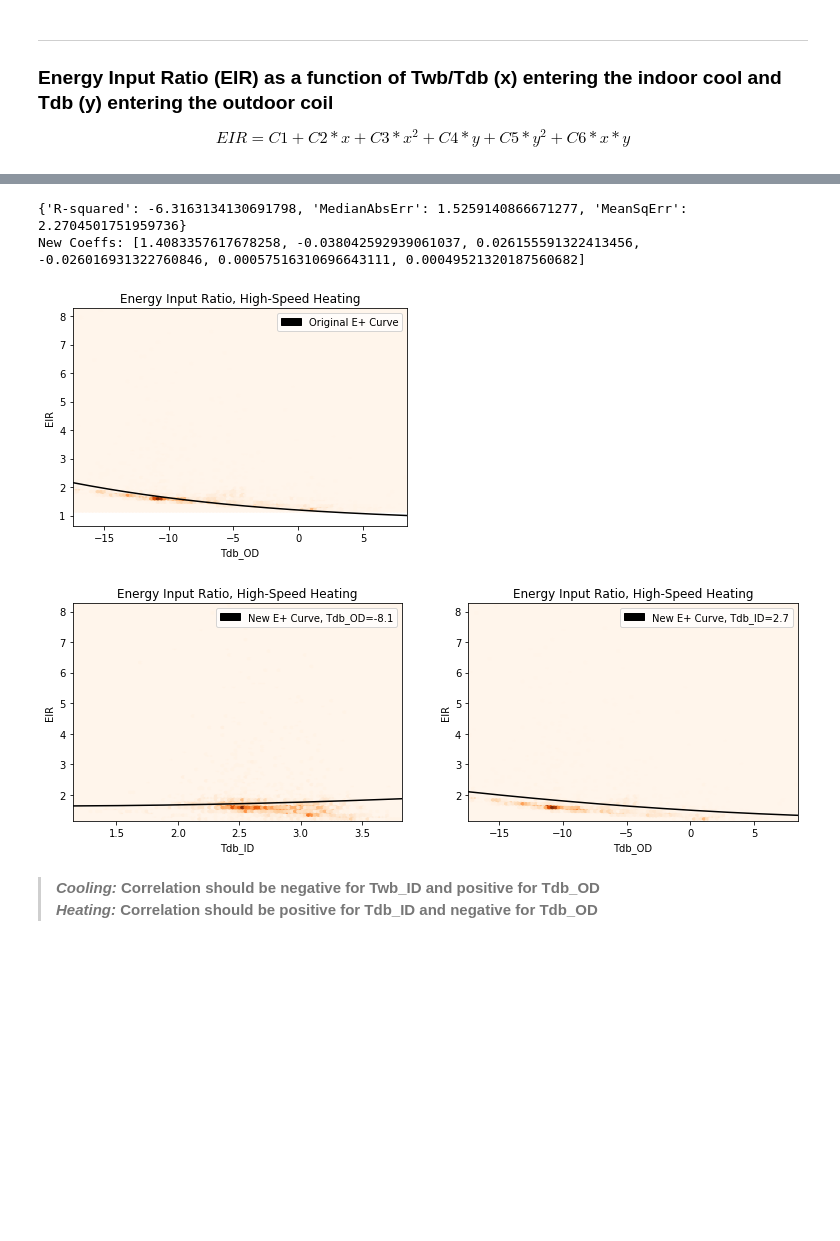
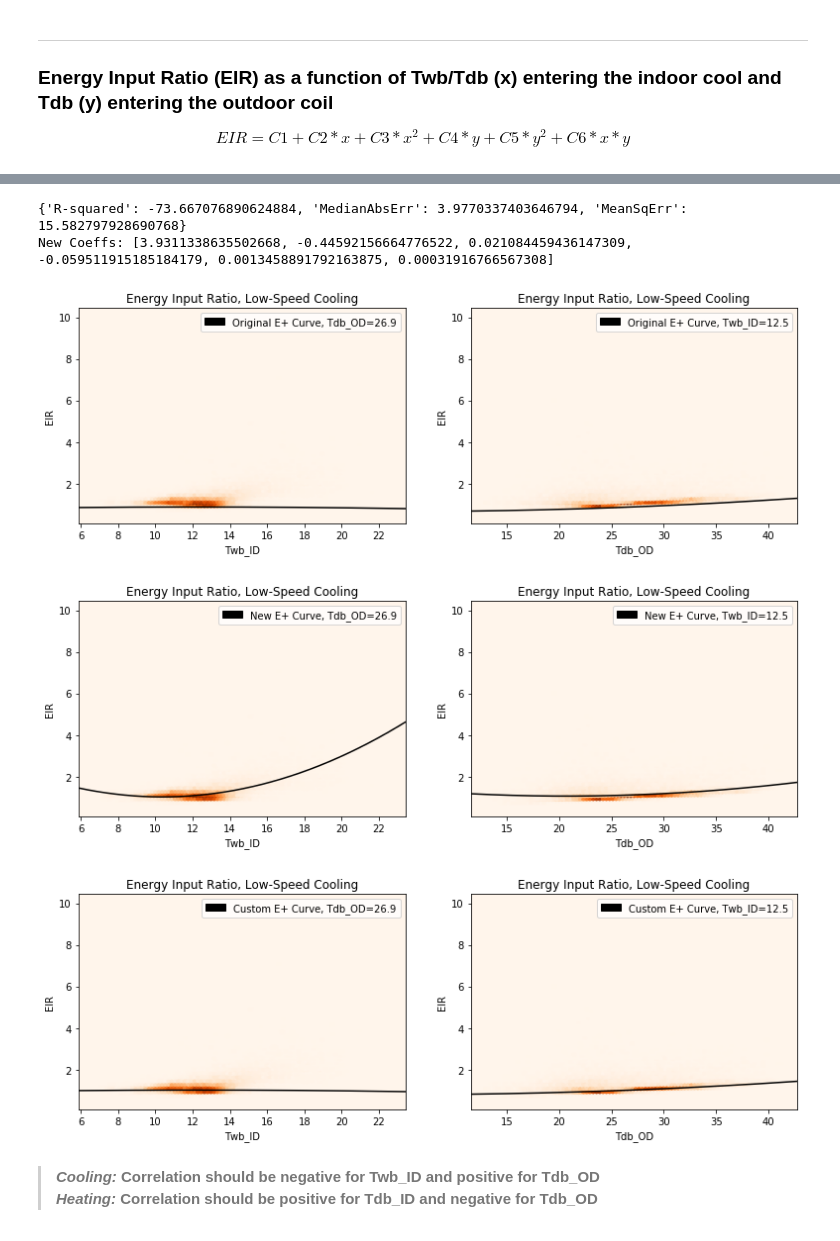
Before and after one commit to Matthew-Boyd/HVAC_AAON, a Jupyter notebook: HVAC.ipynb, the cells around one changed output, grey strips where cells are left out. Saved outputs shown, nothing was run; the diff lists cells and outputs as text; code cells hidden in the pictures; blank space fills up the shorter version.

Commit message:
Create custom coefficients for low-speed cooling

```diff
--- a/HVAC.ipynb
+++ b/HVAC.ipynb
@@ -602,6 +605,15 @@ def plot_biquad(df, xname, yname, zname, coeffs, color, title_, legend_):
     axes[1].legend(handles=[black_patch])
 # %%
 # Plot the normalized Cap. vs Twb and Tdb values and overlay the original performance curve modeled values
+
+# Custom Filter and Coefficients
+if (state == 'Cooling') and (spd_str == 'Low-Speed'):
+    filter_ = (df_norm_ss.Twb_ID < 50) & (df_norm_ss.Tdb_OD > 10)
+    df_norm_ss = df_norm_ss[filter_]
+    # function form: z = C1 + C2*x + C3*x^2 + C4*y + C5*y^2 + C6*x*y
+    older__coeffs = (0.942587793, 0.009543347, 0.00068377, -0.011042676, 0.000005249, -0.00000972)
+    custom_coeffs = (0.870000000, 0.009500000, 0.00068000, -0.007500000, 0.000005300, -0.00000970)
+
 
 # Original coeffs for Cap = Cap(Twb_ID, Tdb_OD)
 orig_coeffs = {'Cooling': {'Low-Speed': (0.942587793, 0.009543347, 0.00068377, -0.011042676, 0.000005249,
@@ -631,4 +643,9 @@ print(stats); print('New Coeffs: {0}'.format(new_coeffs))
 # Evaluate curves using NEW coeffs and plot
 plot_biquad(df_norm_ss, xname=xname_, yname='Tdb_OD', zname='Cap_Total_W', coeffs=new_coeffs,
             color='Blue', title_=state + ' Capacity, ' + spd_str, legend_='New E+ Curve')
+
+
+# Evaluate curves using custom fits
+plot_biquad(df_norm_ss, xname=xname_, yname='Tdb_OD', zname='Cap_Total_W', coeffs=custom_coeffs,
+            color='Blue', title_=state + ' Capacity, ' + spd_str, legend_='Custom E+ Curve')
 # %% [output]
@@ -730,40 +748,55 @@ df[state_spd].plot.hexbin(x='Tdb_OD', y='EIR', colormap='Oranges', colorbar=Fals
 # %%
 # Plot the normalized EIR vs Twb and Tdb values and overlay the original performance curve modeled values
+
+# Custom Filter and Coefficients
+if (state == 'Cooling') and (spd_str == 'Low-Speed'):
+    filter_ = (df_norm_ss.Twb_ID < 50) & (df_norm_ss.Tdb_OD > 10)
+    df_norm_ss = df_norm_ss[filter_]
+    # function form: z = C1 + C2*x + C3*x^2 + C4*y + C5*y^2 + C6*x*y
+    older__coeffs = (0.342414409, 0.034885008, -0.0006237, 0.004977216, 0.000437951, -0.000728028)
+#     custom_coeffs = (0.480000000, 0.034885008, -0.0006237, 0.004977216, 0.000437951, -0.000728028)
+    custom_coeffs = (0.480000000, 0.035000000, -0.0006200, 0.005000000, 0.000440000, -0.000730000)
 
 # Original coeffs for EIR = EIR(Twb_ID, Tdb_OD)
 orig_coeffs = {'Cooling': {'Low-Speed': (0.342414409, 0.034885008, -0.0006237, 0.004977216, 0.000437951,
                                          -0.000728028)},
                'Heating': {'Low-Speed': (1.19248, -0.0300438, 0.00103745, -0.000023328)}}
 orig_coeffs['Cooling']['High-Speed'] = orig_coeffs['Cooling']['Low-Speed']
 orig_coeffs['Heating']['High-Speed'] = orig_coeffs['Heating']['Low-Speed']
 
 coeffs_ = orig_coeffs[state][spd_str]
 if len(coeffs_) == 6:
     plot_biquad(df_norm_ss, xname=xname_, yname='Tdb_OD', zname='EIR', coeffs=coeffs_,
                 color='Orange', title_='Energy Input Ratio, ' + spd_str + ' ' + state, legend_='Original E+ Curve')
 elif len(coeffs_) == 4:
     fig, axes = plt.subplots(nrows=1, ncols=1, figsize=(6, 4))
     plot_cubic(df_norm_ss, xname='Tdb_OD', yname='EIR', coeffs=coeffs_,
                 color='Orange', title_='Energy Input Ratio, ' + spd_str + ' ' + state, legend_='Original E+ Curve',
                 axis_=axes)
 
 
 # Generate a new Cooling Capacity vs. Temperature curve and plot
 
 # Create regressions
 new_coeffs, stats = regr_biquad(x=df_norm_ss.Twb_ID.as_matrix(),
                                 y=df_norm_ss.Tdb_OD.as_matrix(),
                                 z=df_norm_ss.EIR.as_matrix())
 print(stats); print('New Coeffs: {0}'.format(new_coeffs))
 
 # Evaluate curves using NEW coeffs and plot
 plot_biquad(df_norm_ss, xname=xname_, yname='Tdb_OD', zname='EIR', coeffs=new_coeffs,
             color='Orange', title_='Energy Input Ratio, ' + spd_str + ' ' + state, legend_='New E+ Curve')
+
+
+# Evaluate curves using custom fits
+plot_biquad(df_norm_ss, xname=xname_, yname='Tdb_OD', zname='EIR', coeffs=custom_coeffs,
+            color='Orange', title_='Energy Input Ratio, ' + spd_str + ' ' + state, legend_='Custom E+ Curve')
 # %% [output]
-{'R-squared': -6.3163134130691798, 'MedianAbsErr': 1.5259140866671277, 'MeanSqErr': 2.2704501751959736}
-New Coeffs: [1.4083357617678258, -0.038042592939061037, 0.026155591322413456, -0.026016931322760846, 0.00057516310696643111, 0.00049521320187560682]
+{'R-squared': -73.667076890624884, 'MedianAbsErr': 3.9770337403646794, 'MeanSqErr': 15.582797928690768}
+New Coeffs: [3.9311338635502668, -0.44592156664776522, 0.021084459436147309, -0.059511915185184179, 0.0013458891792163875, 0.00031916766567308]
-[figure, old version]
+[figure, new version]
-[figure, old version]
+[figure, new version]
+[figure, added]
 # %% [markdown]
 > **_Cooling:_ Correlation should be negative for Twb_ID and positive for Tdb_OD** <br>
 > **_Heating:_ Correlation should be positive for Tdb_ID and negative for Tdb_OD**
```
Also changed, not shown: parts of 8 cells of this notebook.
